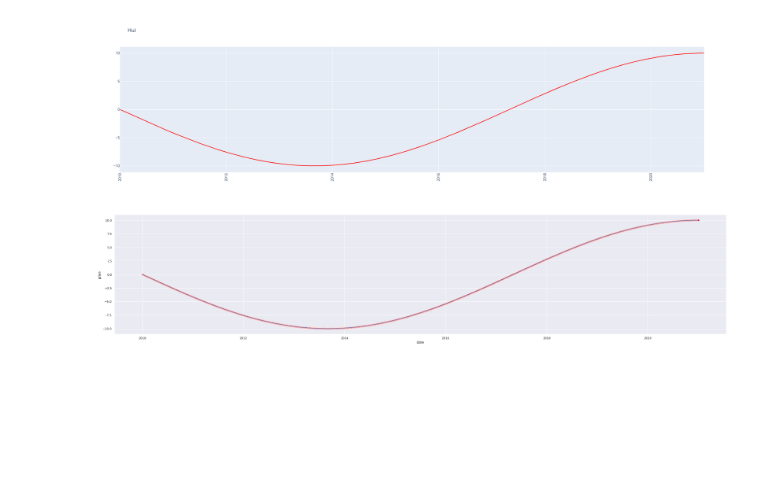
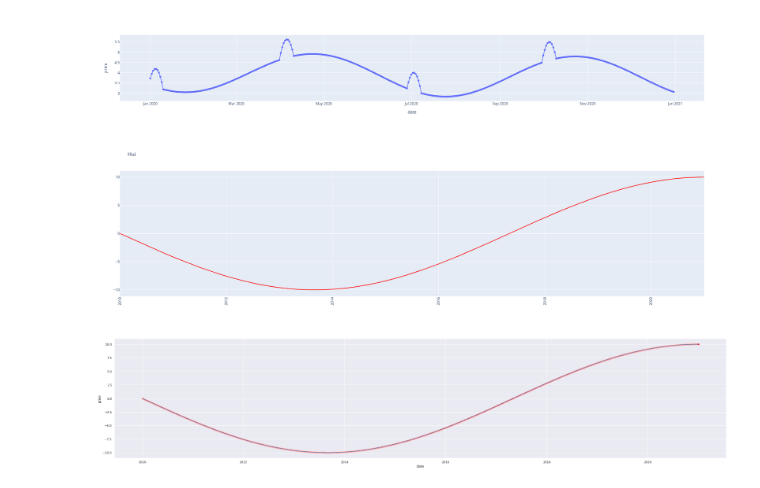
Before and after one commit to Xakkon/stocks_competition, a Jupyter notebook: notebooks/generate_price.ipynb, the cells around one changed output. Drawn from its saved outputs; the diff is of its cells as text; code cells hidden in the pictures; blank space fills up the shorter version.

Commit message:
Added reports function

```diff
--- a/notebooks/generate_price.ipynb
+++ b/notebooks/generate_price.ipynb
@@ -45,0 +39,5 @@ fig.show()
+# %%
+dates = ('2020-01-05', '2020-04-05', '2020-07-05', '2020-10-05')
+# %%
+dt = pd.concat([df.date.dt.day_of_year - pd.to_datetime(date).day_of_year for date in dates], axis=1)
+dt = np.abs(np.max(dt, axis=1))
@@ -46,3 +88,52 @@ fig.show()
+# %%
+def season(x, scale=1.0, freq=1.0, bias=0.0):
+    """ Крупная сезонная периодичность
+    scale*cos(freq*x + bias)
+    """
+    return scale*np.cos(freq*X + bias)
+
+def periodic(x):
+    return 0
+
+def reports(x_dates, window_radius=5, report_dates=('2020-01-05', '2020-04-05', '2020-07-03', '2020-10-05')):
+    # Объединяем в один датафрейм различия с каждой датой
+    dt = pd.concat([x_dates.dt.day_of_year - pd.to_datetime(date).day_of_year for date in report_dates], axis=1)
+    # считаем растояние до ближайшей даты отчета
+    dt = 0.1*np.min(np.abs(dt), axis=1).clip(0, window_radius)
+    # считаем гиперболический от растояния до даты отчета
+    dt = (10 - 7*np.cosh(dt)).clip(0, None)
+    return dt
+
+def linear(x, k=1.0, b=0.0):
+    """y = kx + b"""
+    return k*x + b
+
+def random_walk(x, low=0.0, high=1.0):
+    return np.random.uniform(low=low, high=high, size=len(x))
+
+
+def unexpected_days(days=('2020-01-05'))
+
+
+def other(x):
+    return 1/(np.log1p(x)+1)
+
+X = np.linspace(0, 1, num=len(date_rng))
+parts = [
+    linear(X, k=0.075, b=1),
+    season(X, scale=1, freq=4*np.pi, bias=3*np.pi/4),
+    reports(df.date),
+    #periodic(X),
+    #random_walk(X),
+    #np.sin(2*X)
+    other(X)
+]
+df['price'] = sum(parts)
+
+fig = px.line(df, x='date', y='price', markers=True)
+fig.show()
+# %% [output]
+[figure, added]
 # %%
 title = 'Stock prices history'
 trace1 = go.Line(
```
Also changed, not shown: parts of 12 cells of this notebook.
